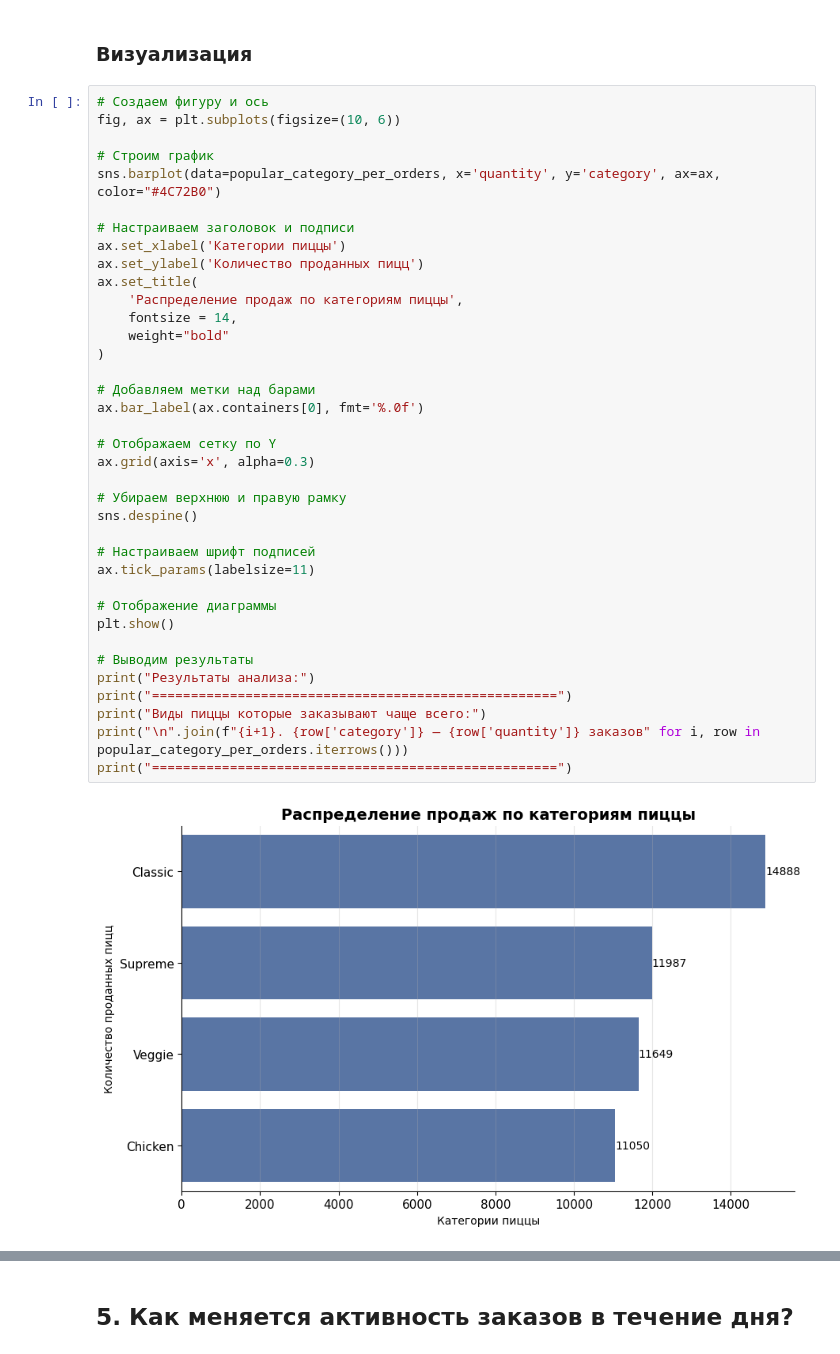
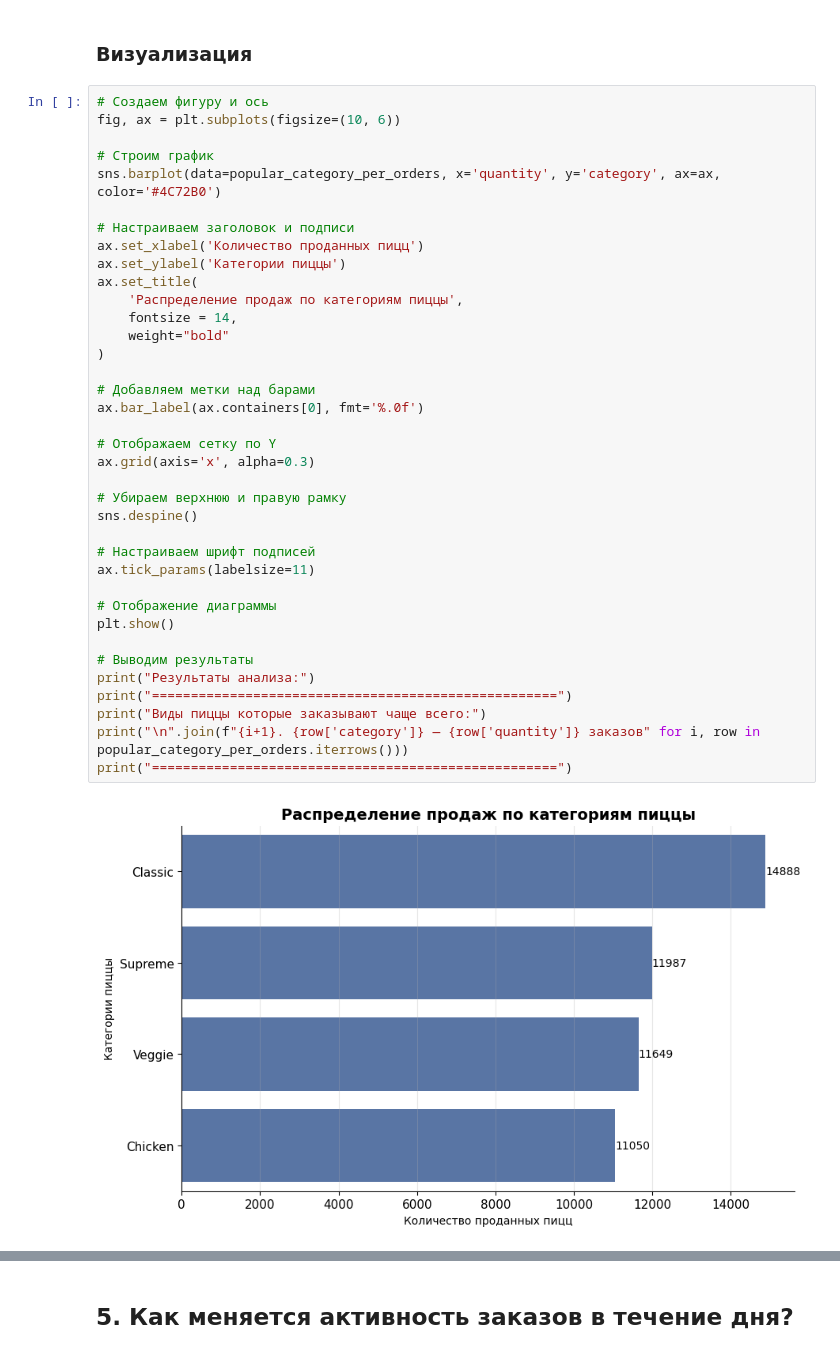
Before and after one commit to WhosArt/pizza_hut_da, a Jupyter notebook: pizzahut_analysis.ipynb, the cells around one changed output, grey strips where cells are left out. Cells and saved outputs as stored; diff of their text form.

```diff
--- a/pizzahut_analysis.ipynb
+++ b/pizzahut_analysis.ipynb
@@ -857,40 +868,40 @@ result
 fig, ax = plt.subplots(figsize=(10, 6))
 
 # Строим график
-sns.barplot(data=popular_category_per_orders, x='quantity', y='category', ax=ax, color="#4C72B0")
+sns.barplot(data=popular_category_per_orders, x='quantity', y='category', ax=ax, color='#4C72B0')
 
 # Настраиваем заголовок и подписи
-ax.set_xlabel('Категории пиццы')
-ax.set_ylabel('Количество проданных пицц')
+ax.set_xlabel('Количество проданных пицц')
+ax.set_ylabel('Категории пиццы')
 ax.set_title(
     'Распределение продаж по категориям пиццы',
     fontsize = 14,
     weight="bold"
 )
 
 # Добавляем метки над барами
 ax.bar_label(ax.containers[0], fmt='%.0f')
 
 # Отображаем сетку по Y
 ax.grid(axis='x', alpha=0.3)
 
 # Убираем верхнюю и правую рамку
 sns.despine()
 
 # Настраиваем шрифт подписей
 ax.tick_params(labelsize=11)
 
 # Отображение диаграммы
 plt.show()
 
 # Выводим результаты
 print("Результаты анализа:")
 print("====================================================")
 print("Виды пиццы которые заказывают чаще всего:")
 print("\n".join(f"{i+1}. {row['category']} — {row['quantity']} заказов" for i, row in popular_category_per_orders.iterrows()))
 print("====================================================")
 # %% [output]
-[figure, old version]
+[figure, new version]
 Результаты анализа:
 ====================================================
 Виды пиццы которые заказывают чаще всего:
```
Also changed, not shown: parts of 33 cells of this notebook.
